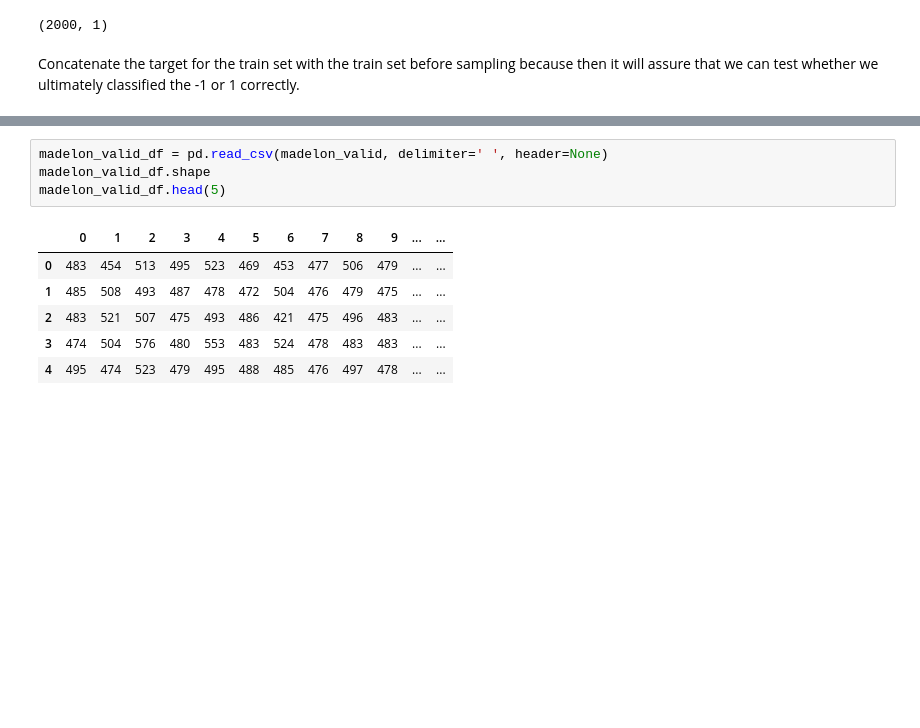
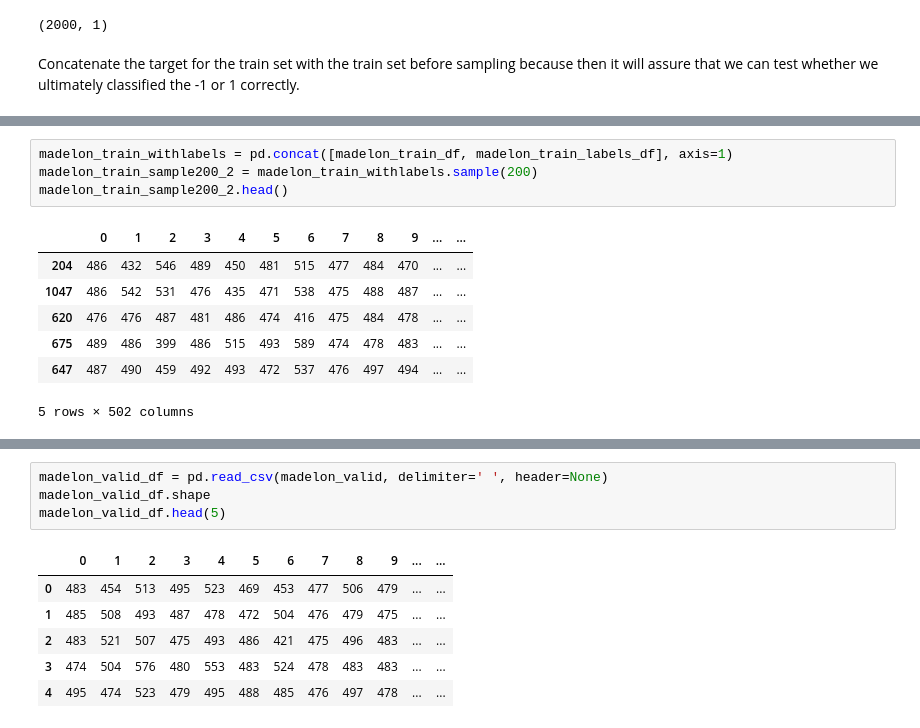
Before and after one commit to godsylla/UCI-Madelon-Dataset, a Jupyter notebook: ipynb/00 - Load_the_Data.ipynb, the cells around one changed output, grey strips where cells are left out. Cells and saved outputs as stored; diff of their text form; blank space fills up the shorter version.

```diff
--- a/ipynb/00 - Load_the_Data.ipynb
+++ b/ipynb/00 - Load_the_Data.ipynb
@@ -66 +68,13 @@ madelon_train_sample200.head()
 5 rows × 502 columns
+# %%
+madelon_train_withlabels = pd.concat([madelon_train_df, madelon_train_labels_df], axis=1)
+madelon_train_sample200_2 = madelon_train_withlabels.sample(200)
+madelon_train_sample200_2.head()
+# %% [output]
+|  | 0 | 1 | 2 | 3 | 4 | 5 | 6 | 7 | 8 | 9 | ... | ... |
+| 204 | 486 | 432 | 546 | 489 | 450 | 481 | 515 | 477 | 484 | 470 | ... | ... |
+| 1047 | 486 | 542 | 531 | 476 | 435 | 471 | 538 | 475 | 488 | 487 | ... | ... |
+| 620 | 476 | 476 | 487 | 481 | 486 | 474 | 416 | 475 | 484 | 478 | ... | ... |
+| 675 | 489 | 486 | 399 | 486 | 515 | 493 | 589 | 474 | 478 | 483 | ... | ... |
+| 647 | 487 | 490 | 459 | 492 | 493 | 472 | 537 | 476 | 497 | 494 | ... | ... |
+5 rows × 502 columns
```
Also changed, not shown: parts of 15 cells of this notebook, 11 other files.
